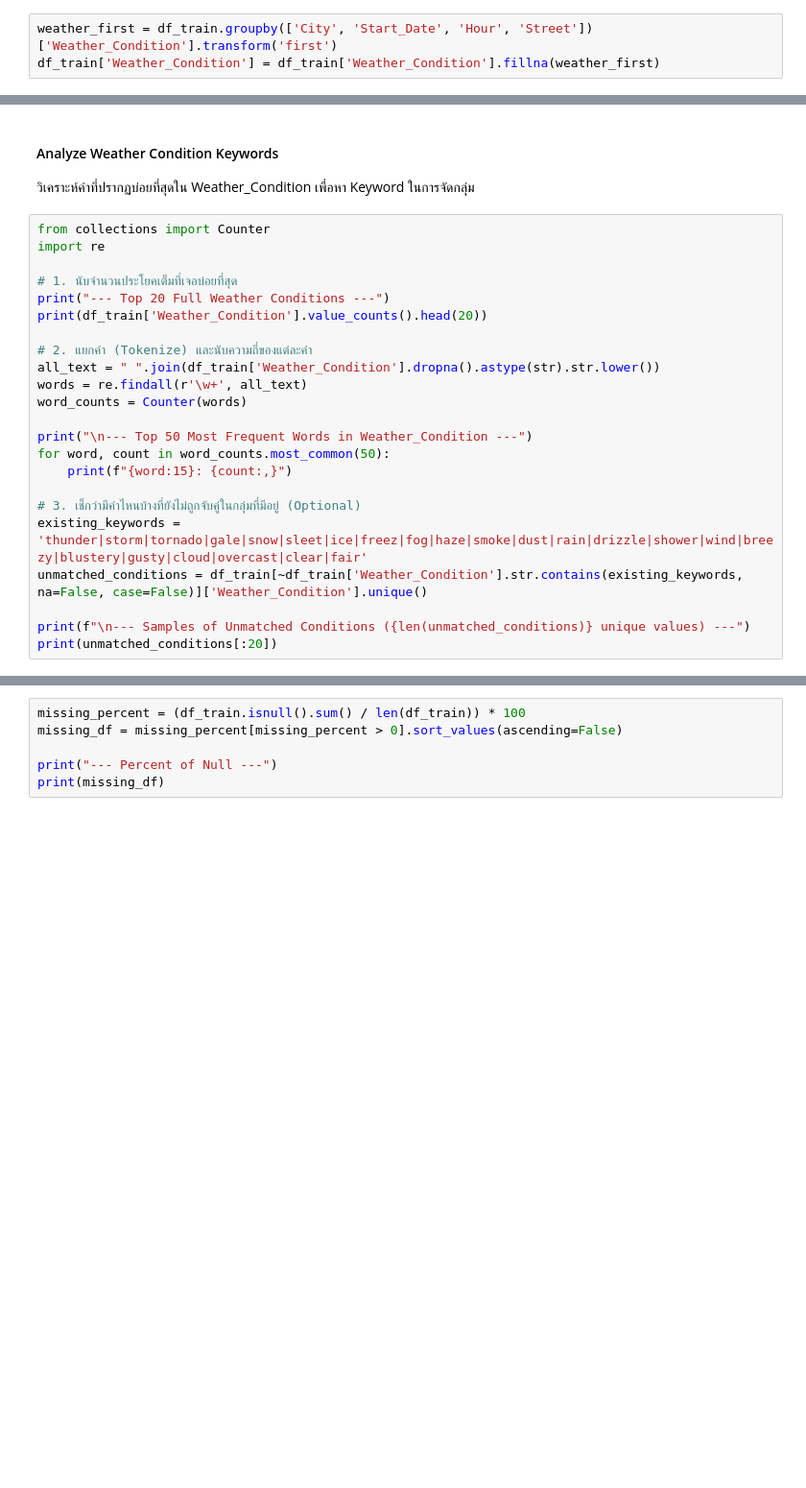
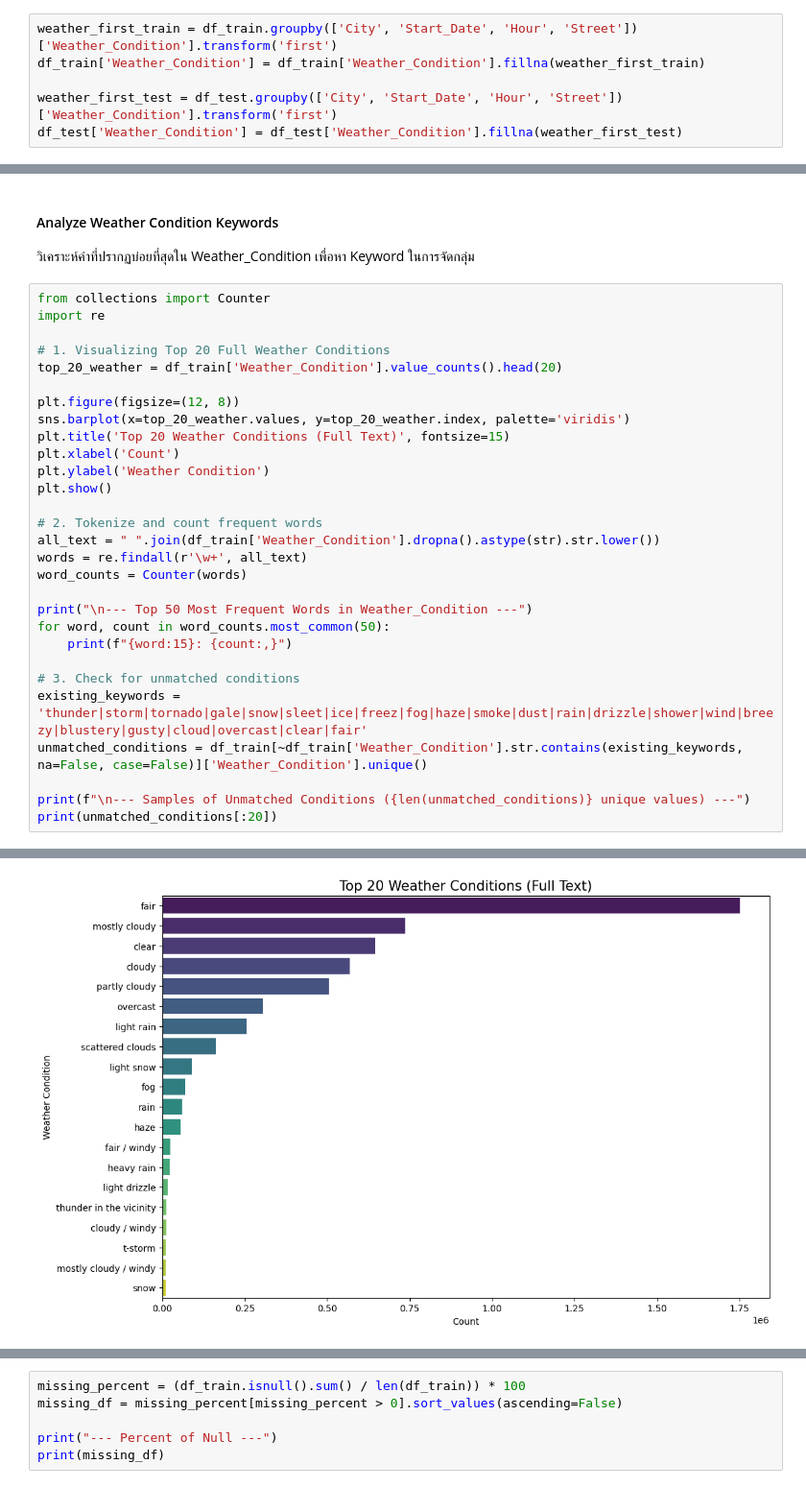
Before and after one commit to ThnaChamp/us-traffic-incident-analysis, a Jupyter notebook: notebooks/01.3_data_advance_cleaning.ipynb, the cells around one changed output, grey strips where cells are left out. Shown at 96% size. Cells and saved outputs as stored; diff of their text form; blank space fills up the shorter version.

```diff
--- a/notebooks/01.3_data_advance_cleaning.ipynb
+++ b/notebooks/01.3_data_advance_cleaning.ipynb
@@ -79,4 +86,7 @@ df_train['Month'] = df_train['Start_Time'].dt.month
 # %%
-weather_first = df_train.groupby(['City', 'Start_Date', 'Hour', 'Street'])['Weather_Condition'].transform('first')
-df_train['Weather_Condition'] = df_train['Weather_Condition'].fillna(weather_first)
+weather_first_train = df_train.groupby(['City', 'Start_Date', 'Hour', 'Street'])['Weather_Condition'].transform('first')
+df_train['Weather_Condition'] = df_train['Weather_Condition'].fillna(weather_first_train)
+
+weather_first_test = df_test.groupby(['City', 'Start_Date', 'Hour', 'Street'])['Weather_Condition'].transform('first')
+df_test['Weather_Condition'] = df_test['Weather_Condition'].fillna(weather_first_test)
 # %%
@@ -90,11 +102,17 @@ np.int64(30517)
 from collections import Counter
 import re
 
-# 1. นับจำนวนประโยคเต็มที่เจอบ่อยที่สุด
-print("--- Top 20 Full Weather Conditions ---")
-print(df_train['Weather_Condition'].value_counts().head(20))
+# 1. Visualizing Top 20 Full Weather Conditions
+top_20_weather = df_train['Weather_Condition'].value_counts().head(20)
 
-# 2. แยกคำ (Tokenize) และนับความถี่ของแต่ละคำ
+plt.figure(figsize=(12, 8))
+sns.barplot(x=top_20_weather.values, y=top_20_weather.index, palette='viridis')
+plt.title('Top 20 Weather Conditions (Full Text)', fontsize=15)
+plt.xlabel('Count')
+plt.ylabel('Weather Condition')
+plt.show()
+
+# 2. Tokenize and count frequent words
 all_text = " ".join(df_train['Weather_Condition'].dropna().astype(str).str.lower())
 words = re.findall(r'\w+', all_text)
 word_counts = Counter(words)
@@ -103,7 +121,7 @@ print("\n--- Top 50 Most Frequent Words in Weather_Condition ---")
 for word, count in word_counts.most_common(50):
     print(f"{word:15}: {count:,}")
 
-# 3. เช็กว่ามีคำไหนบ้างที่ยังไม่ถูกจับคู่ในกลุ่มที่มีอยู่ (Optional)
+# 3. Check for unmatched conditions
 existing_keywords = 'thunder|storm|tornado|gale|snow|sleet|ice|freez|fog|haze|smoke|dust|rain|drizzle|shower|wind|breezy|blustery|gusty|cloud|overcast|clear|fair'
 unmatched_conditions = df_train[~df_train['Weather_Condition'].str.contains(existing_keywords, na=False, case=False)]['Weather_Condition'].unique()
 
@@ -129,0 +134 @@ fog                          70493
+[figure, added]
```
Also changed, not shown: parts of 11 cells of this notebook, 6 other files.
